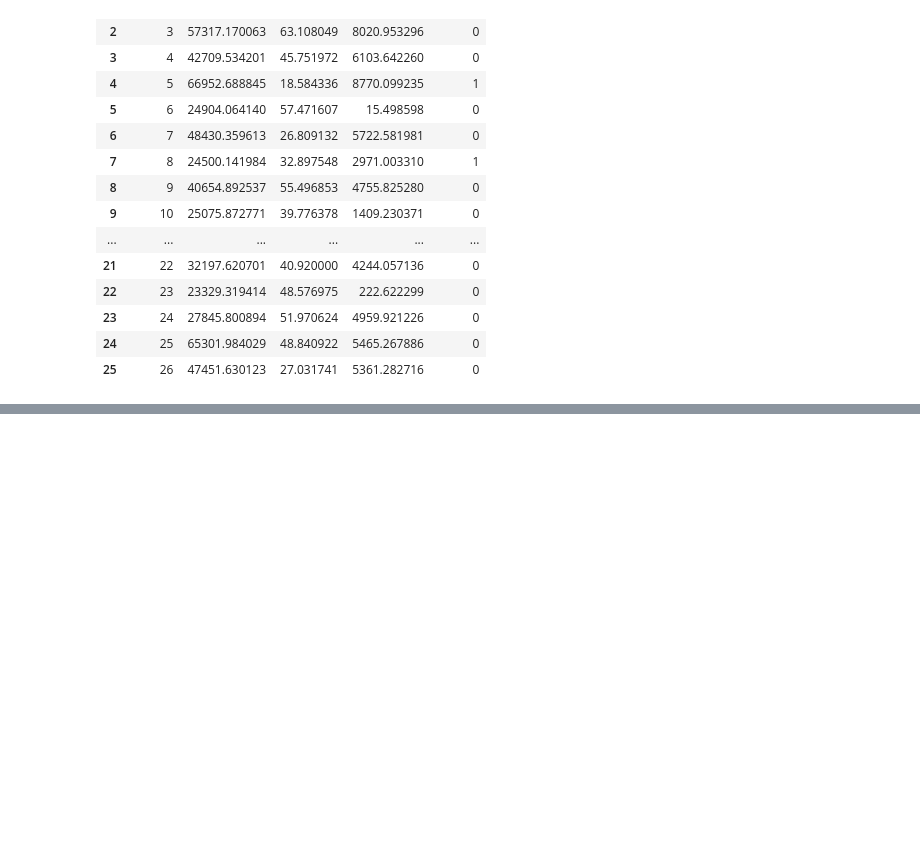
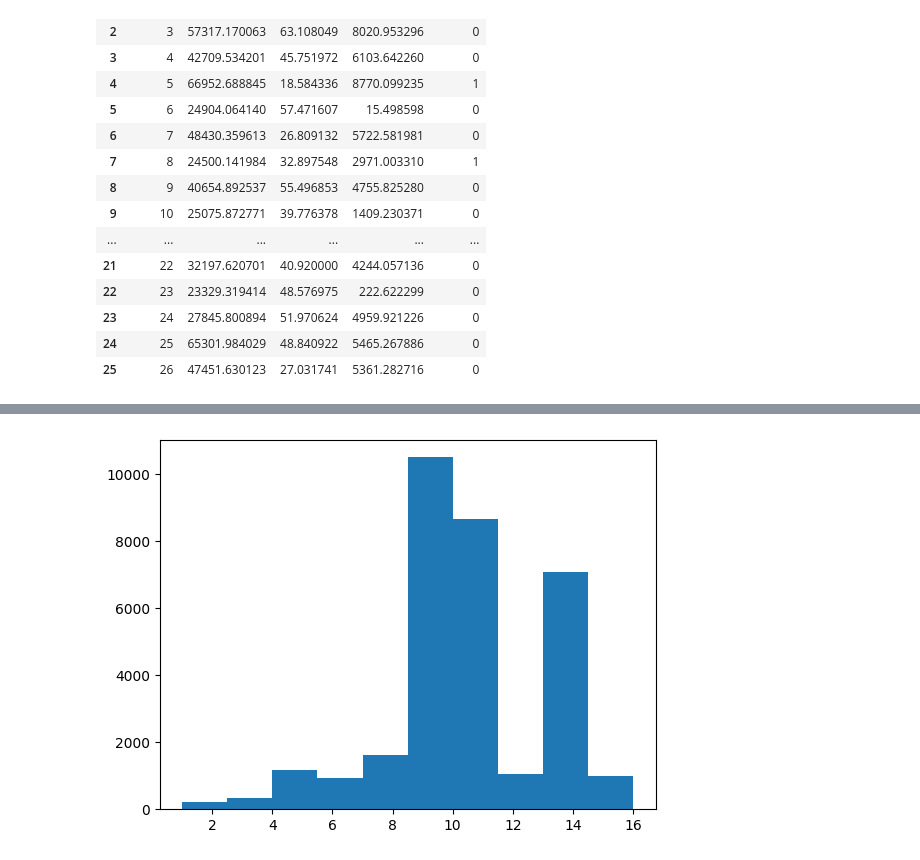
Before and after one commit to joaohnt/estudo_ml, a Jupyter notebook: pre_processamento_de_dados.ipynb, the cells around one changed output, grey strips where cells are left out. Cells and saved outputs as stored; diff of their text form; code cells hidden in the pictures; blank space fills up the shorter version.

```diff
--- a/pre_processamento_de_dados.ipynb
+++ b/pre_processamento_de_dados.ipynb
@@ -162,0 +313,4 @@ base_credit.head(26)
+# %%
+plt.hist(x = base_census['education-num']);
+# %% [output]
+[figure, added]
```
Also changed, not shown: parts of 71 cells of this notebook.
